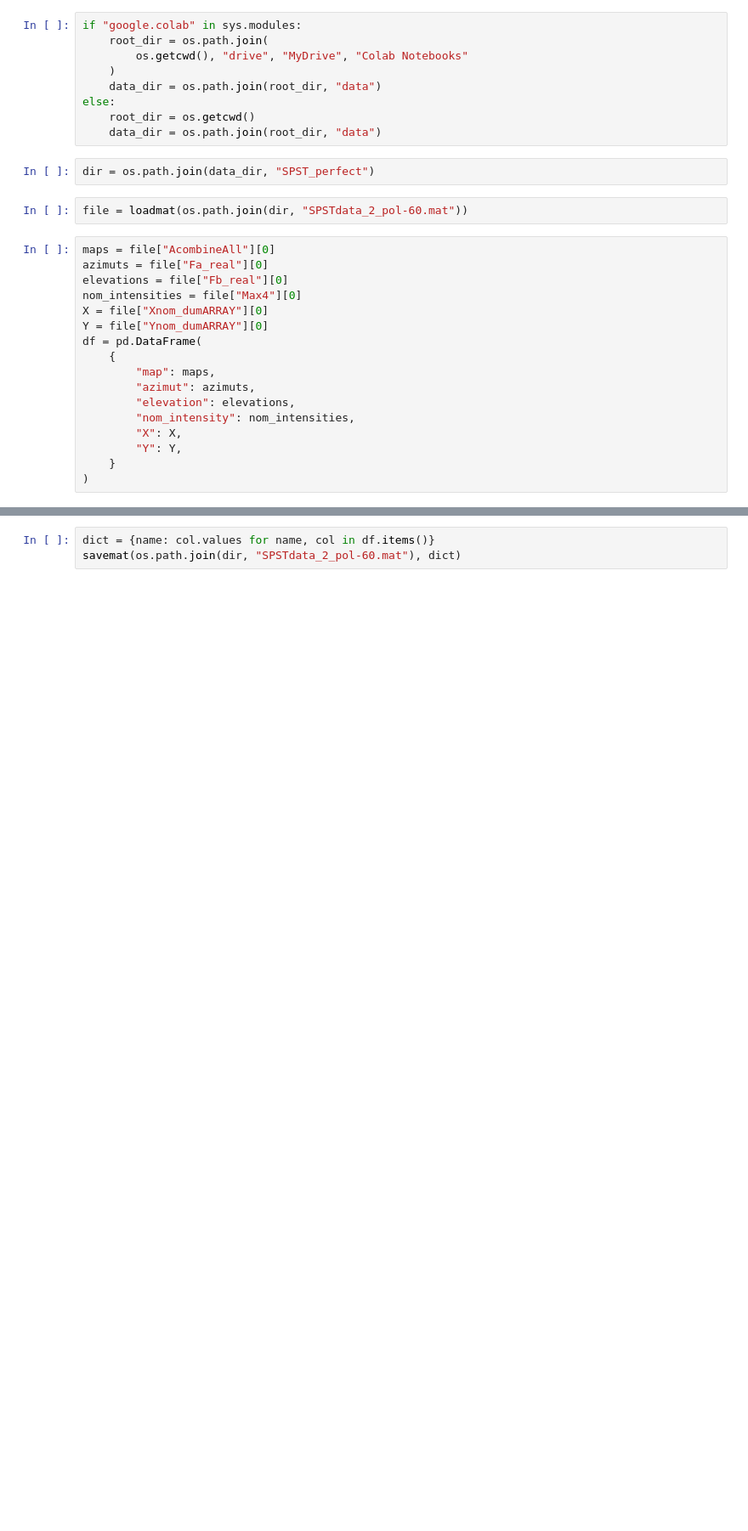
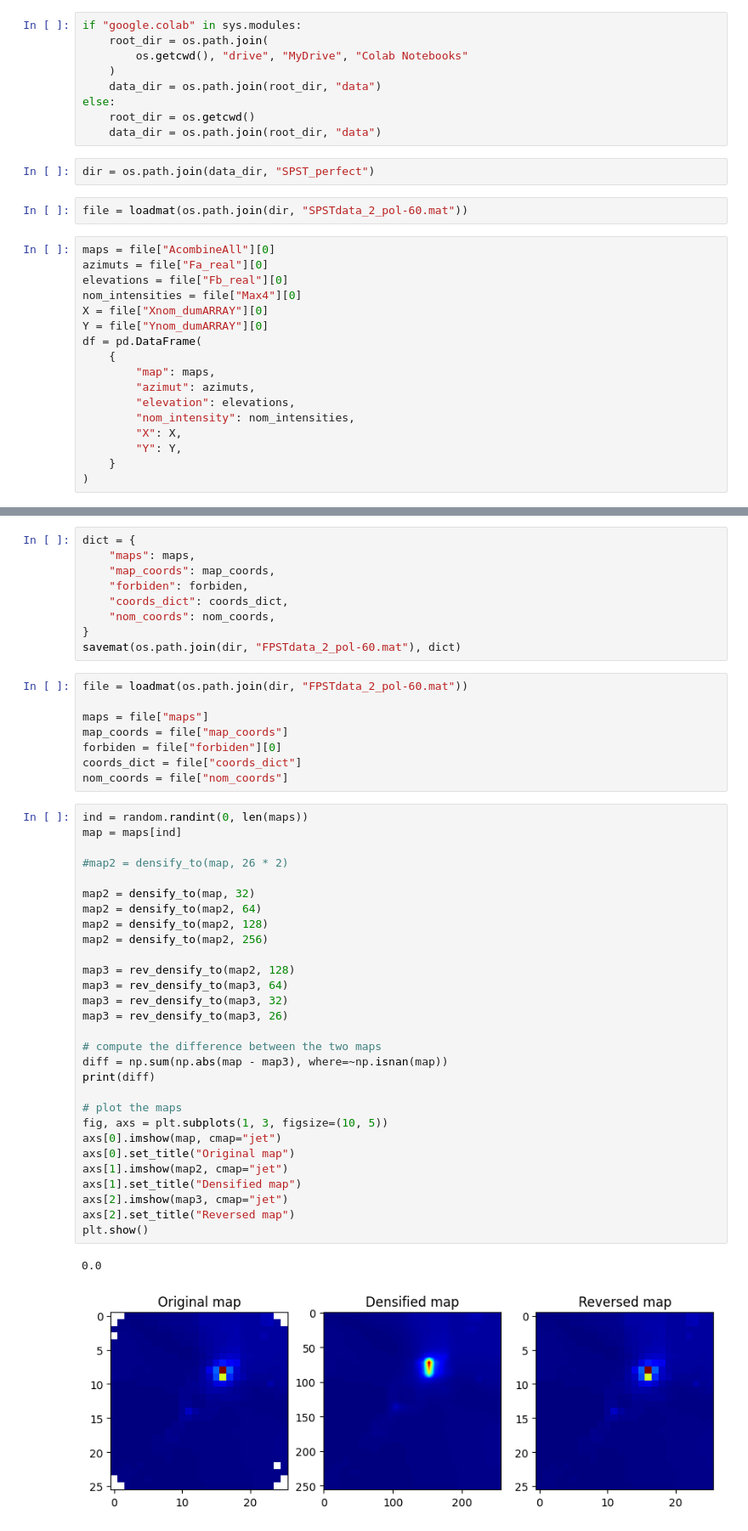
Before and after one commit to m7415/deep_learning_3MI, a Jupyter notebook: FPST.ipynb, the cells around one changed output, grey strips where cells are left out. Shown at 85% size. Drawn from its saved outputs; the diff is of its cells as text; blank space fills up the shorter version.

```diff
--- a/FPST.ipynb
+++ b/FPST.ipynb
@@ -293,3 +238,49 @@ IndexError: list index out of range
 # %%
-dict = {name: col.values for name, col in df.items()}
-savemat(os.path.join(dir, "SPSTdata_2_pol-60.mat"), dict)
+dict = {
+    "maps": maps,
+    "map_coords": map_coords,
+    "forbiden": forbiden,
+    "coords_dict": coords_dict,
+    "nom_coords": nom_coords,
+}
+savemat(os.path.join(dir, "FPSTdata_2_pol-60.mat"), dict)
+# %%
+file = loadmat(os.path.join(dir, "FPSTdata_2_pol-60.mat"))
+
+maps = file["maps"]
+map_coords = file["map_coords"]
+forbiden = file["forbiden"][0]
+coords_dict = file["coords_dict"]
+nom_coords = file["nom_coords"]
+# %%
+ind = random.randint(0, len(maps))
+map = maps[ind]
+
+#map2 = densify_to(map, 26 * 2)
+
+map2 = densify_to(map, 32)
+map2 = densify_to(map2, 64)
+map2 = densify_to(map2, 128)
+map2 = densify_to(map2, 256)
+
+map3 = rev_densify_to(map2, 128)
+map3 = rev_densify_to(map3, 64)
+map3 = rev_densify_to(map3, 32)
+map3 = rev_densify_to(map3, 26)
+
+# compute the difference between the two maps
+diff = np.sum(np.abs(map - map3), where=~np.isnan(map))
+print(diff)
+
+# plot the maps
+fig, axs = plt.subplots(1, 3, figsize=(10, 5))
+axs[0].imshow(map, cmap="jet")
+axs[0].set_title("Original map")
+axs[1].imshow(map2, cmap="jet")
+axs[1].set_title("Densified map")
+axs[2].imshow(map3, cmap="jet")
+axs[2].set_title("Reversed map")
+plt.show()
+# %% [output]
+0.0
+[figure, added]
```
Also changed, not shown: parts of 5 cells of this notebook, 1 other file.
